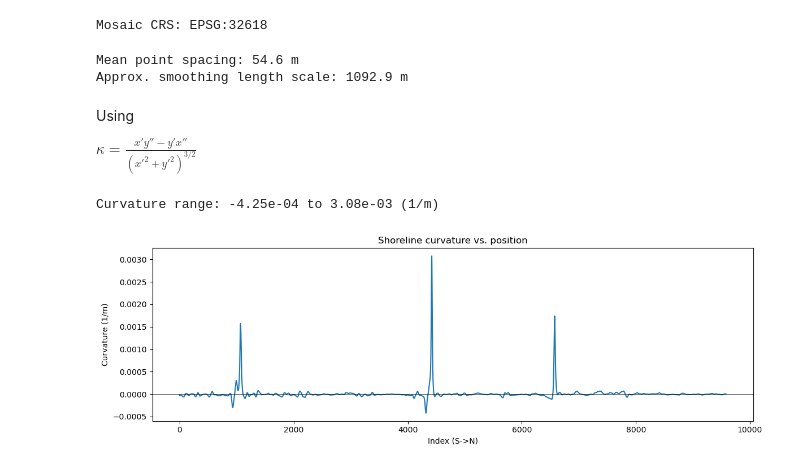
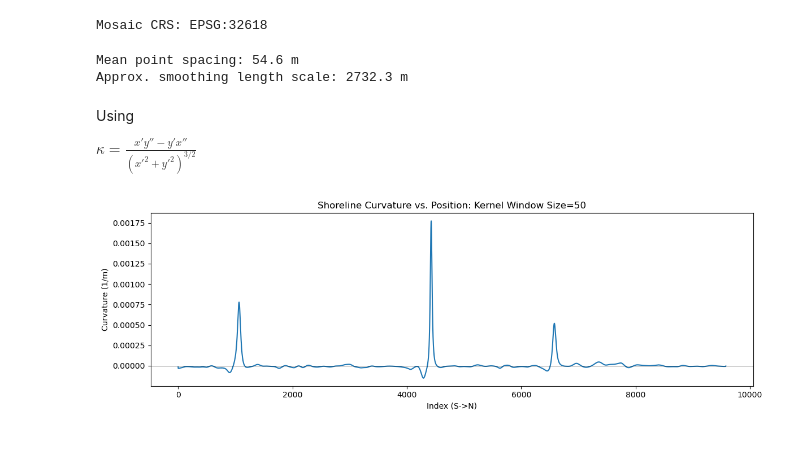
Before and after one commit to acdealy/coastal_diffusion_qs, a Jupyter notebook: calculate_plot_curvature.ipynb, the cells around one changed output. Drawn from its saved outputs; the diff is of its cells as text; code cells hidden in the pictures.

Commit message:
Updated a few notebooks with new smoothing and partitioning methodology

```diff
--- a/calculate_plot_curvature.ipynb
+++ b/calculate_plot_curvature.ipynb
@@ -75,7 +71,7 @@ shore = shore.assign(
 # %% [output]
 Mosaic CRS: EPSG:32618
 # %%
-sigma = 20  # smoothing window, in units of points
+sigma = 50  # smoothing window, in units of points
 
 x_smooth = gaussian_filter1d(x_proj, sigma=sigma, mode='nearest')
 y_smooth = gaussian_filter1d(y_proj, sigma=sigma, mode='nearest')
@@ -90,7 +86,7 @@ shore = shore.assign(
 )
 # %% [output]
 Mean point spacing: 54.6 m
-Approx. smoothing length scale: 1092.9 m
+Approx. smoothing length scale: 2732.3 m
 # %% [markdown]
 Using
 
@@ -108,17 +104,15 @@ ddy = np.gradient(dy, s)
 curvature = (dx * ddy - dy * ddx) / (dx**2 + dy**2) ** 1.5
 
 shore = shore.assign(curvature=("site", curvature))
-# %% [output]
-Curvature range: -4.25e-04 to 3.08e-03 (1/m)
 # %%
 # plot curvature along index
 fig, ax = plt.subplots(figsize=(12, 4))
 ax.plot(curvature)
 ax.axhline(0, color='k', lw=0.5)
 ax.set_xlabel("Index (S->N)")
 ax.set_ylabel("Curvature (1/m)")
-ax.set_title("Shoreline curvature vs. position")
+ax.set_title(f"Shoreline Curvature vs. Position: Kernel Window Size={sigma}")
 plt.tight_layout()
 plt.show()
 # %% [output]
-[figure, old version]
+[figure, new version]
```
Also changed, not shown: parts of 7 cells of this notebook, 3 other files.
